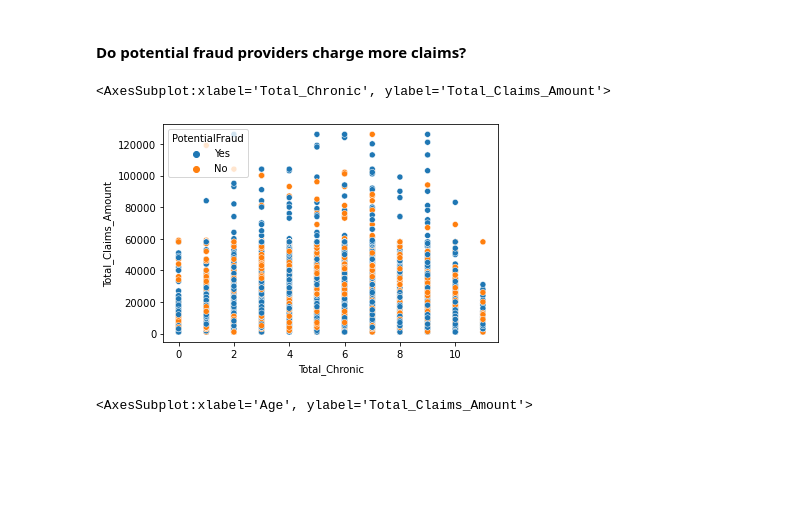
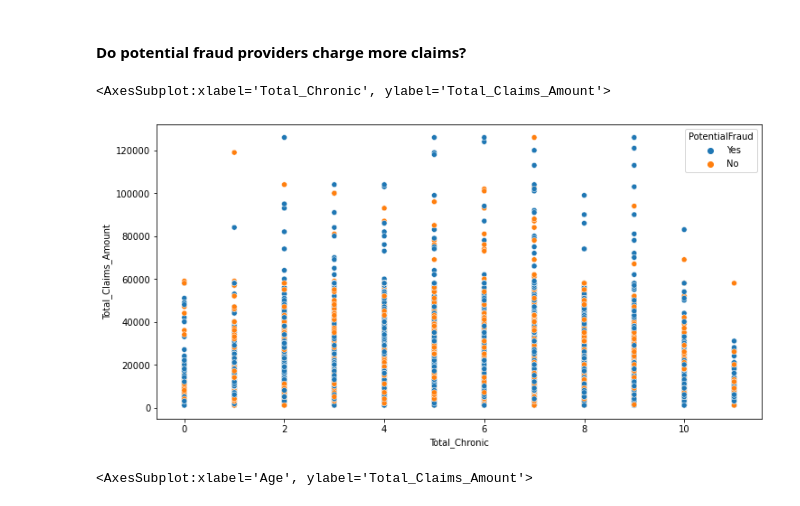
Before and after one commit to hedgekim/Healthcare-Fraud, a Jupyter notebook: Healthcare Fraud.ipynb, the cells around one changed output. Drawn from its saved outputs; the diff is of its cells as text; code cells hidden in the pictures; blank space fills up the shorter version.

```diff
--- a/Healthcare Fraud.ipynb
+++ b/Healthcare Fraud.ipynb
@@ -247,11 +249,12 @@ memory usage: 7.1+ MB
 # %% [markdown]
 #### Do potential fraud providers charge more claims?
 # %%
-import seaborn as sns
+# import seaborn as sns
+rcParams['figure.figsize'] = 12, 6
 sns.scatterplot('Total_Chronic', 'Total_Claims_Amount', data=inpatient, hue='PotentialFraud')
 # %% [output]
 <AxesSubplot:xlabel='Total_Chronic', ylabel='Total_Claims_Amount'>
-[figure, old version]
+[figure, new version]
 # %%
 sns.scatterplot('Age', 'Total_Claims_Amount', data=inpatient, hue='PotentialFraud')
 # %% [output]
```
Also changed, not shown: parts of 17 cells of this notebook, 3 other files.
